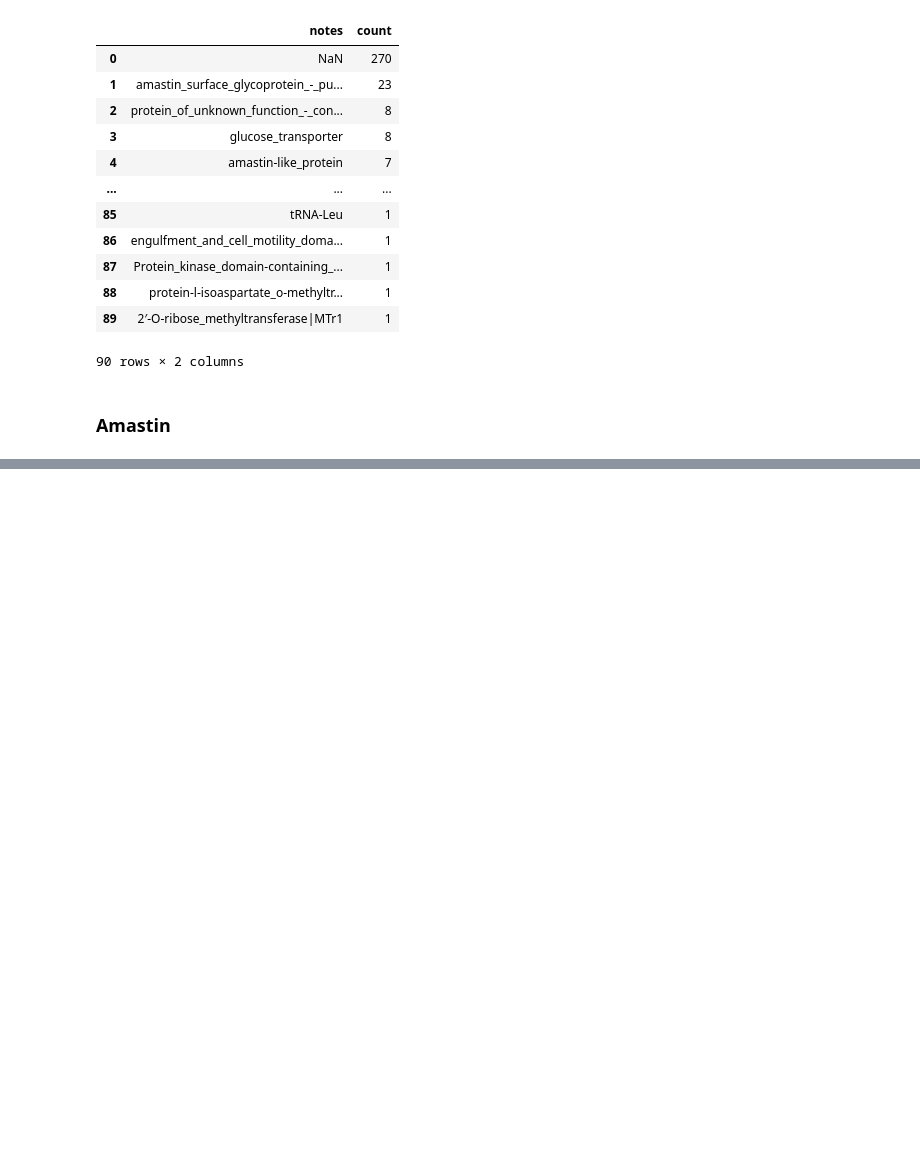
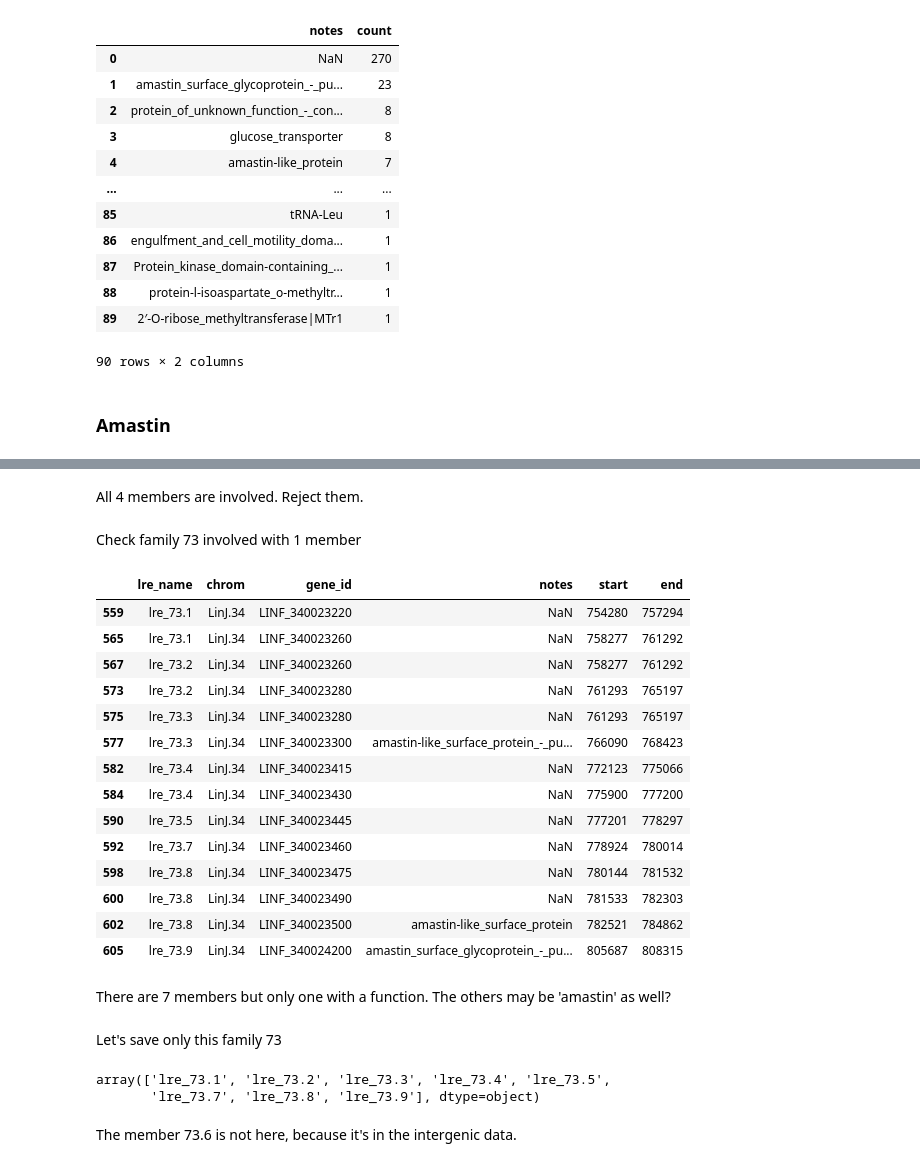
Before and after one commit to Viskuit/Test_BEDOPS, a Jupyter notebook: 25.Negative_analysis/1.3.leishmania_repeated_elements_filtering.ipynb, the cells around one changed output, grey strips where cells are left out. Saved outputs shown, nothing was run; the diff lists cells and outputs as text; code cells hidden in the pictures; blank space fills up the shorter version.

```diff
--- a/25.Negative_analysis/1.3.leishmania_repeated_elements_filtering.ipynb
+++ b/25.Negative_analysis/1.3.leishmania_repeated_elements_filtering.ipynb
@@ -399,0 +458,2 @@ lre_df[
+# %% [markdown]
+All 4 members are involved. Reject them.
@@ -399,0 +463,28 @@ lre_df[
+# %% [markdown]
+Check family 73 involved with 1 member
+# %%
+# Check family 73
+lre_df.loc[
+    (lre_df['gene']==True) & (lre_df['lre_family'] == 73),
+    ['lre_name', 'chrom', 'gene_id', 'notes', 'start', 'end']
+]
+# %% [output]
+|  | lre_name | chrom | gene_id | notes | start | end |
+| 559 | lre_73.1 | LinJ.34 | LINF_340023220 | NaN | 754280 | 757294 |
+| 565 | lre_73.1 | LinJ.34 | LINF_340023260 | NaN | 758277 | 761292 |
+| 567 | lre_73.2 | LinJ.34 | LINF_340023260 | NaN | 758277 | 761292 |
+| 573 | lre_73.2 | LinJ.34 | LINF_340023280 | NaN | 761293 | 765197 |
+| 575 | lre_73.3 | LinJ.34 | LINF_340023280 | NaN | 761293 | 765197 |
+| 577 | lre_73.3 | LinJ.34 | LINF_340023300 | amastin-like_surface_protein_-_pu... | 766090 | 768423 |
+| 582 | lre_73.4 | LinJ.34 | LINF_340023415 | NaN | 772123 | 775066 |
+| 584 | lre_73.4 | LinJ.34 | LINF_340023430 | NaN | 775900 | 777200 |
+| 590 | lre_73.5 | LinJ.34 | LINF_340023445 | NaN | 777201 | 778297 |
+| 592 | lre_73.7 | LinJ.34 | LINF_340023460 | NaN | 778924 | 780014 |
+| 598 | lre_73.8 | LinJ.34 | LINF_340023475 | NaN | 780144 | 781532 |
+| 600 | lre_73.8 | LinJ.34 | LINF_340023490 | NaN | 781533 | 782303 |
+| 602 | lre_73.8 | LinJ.34 | LINF_340023500 | amastin-like_surface_protein | 782521 | 784862 |
+| 605 | lre_73.9 | LinJ.34 | LINF_340024200 | amastin_surface_glycoprotein_-_pu... | 805687 | 808315 |
+# %% [markdown]
+There are 7 members but only one with a function. The others may be 'amastin' as well?
+# %% [markdown]
+Let's save only this family 73
@@ -399,0 +494,7 @@ lre_df[
+# %%
+filter_df['lre_name'].unique()
+# %% [output]
+array(['lre_73.1', 'lre_73.2', 'lre_73.3', 'lre_73.4', 'lre_73.5',
+       'lre_73.7', 'lre_73.8', 'lre_73.9'], dtype=object)
+# %% [markdown]
+The member 73.6 is not here, because it's in the intergenic data.
```
Also changed, not shown: parts of 24 cells of this notebook.
